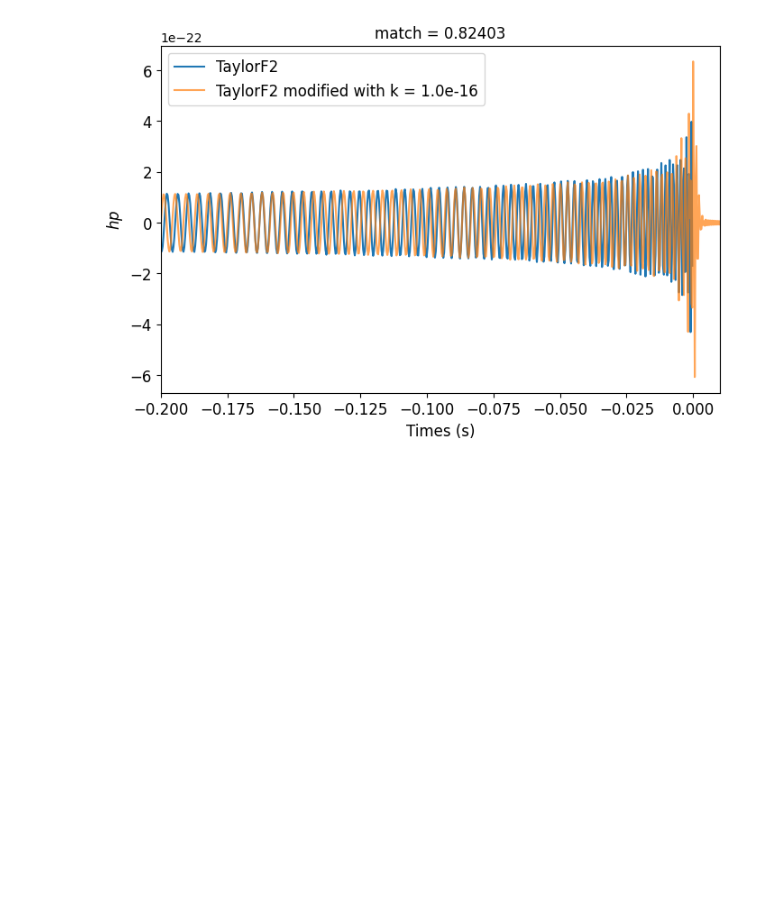
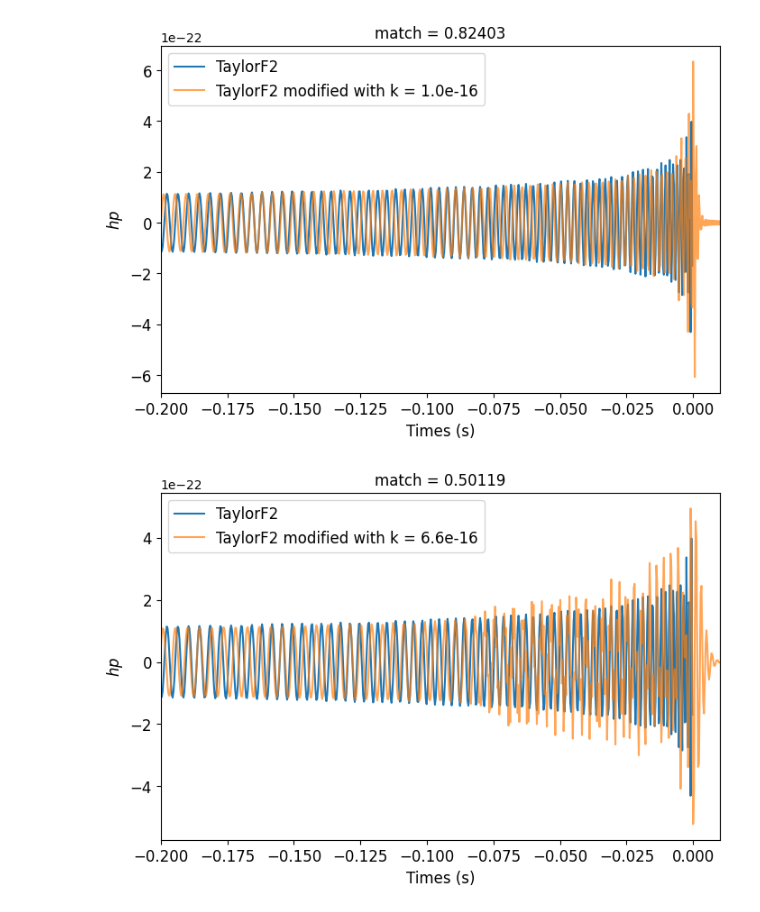
Before and after one commit to lalit-pathak/test_of_special_relativity, a Jupyter notebook: match_cal.ipynb, the cells around one changed output. Cells and saved outputs as stored; diff of their text form; code cells hidden in the pictures; blank space fills up the shorter version.

```diff
--- a/match_cal.ipynb
+++ b/match_cal.ipynb
@@ -181,3 +143,41 @@ plt.legend(fontsize=fontsize)
 plt.show()
 # %% [output]
 [figure]
+# %%
+params = {'mass1': m1, 'mass2': m2, 'spin1z': s1z, 'spin2z': s2z, 'distance': distance, \
+                      'f_lower': fLow, 'segLen': segLen, 'inclination': inclination}
+
+# k = 1e-7
+k = 6.6e-7
+
+hp, hc = waveform.get_fd_waveform(approximant='TaylorF2', delta_f = 1/params['segLen'], **params)
+
+hp_mod, hc_mod = waveform.get_fd_waveform(approximant='TaylorF2_full', k = k, \
+                                                          delta_f = 1/params['segLen'], **params)
+
+hp_td, hc_td = hp.to_timeseries(), hc.to_timeseries()
+hp_td_mod, hc_td_mod = hp_mod.to_timeseries(), hc_mod.to_timeseries()
+
+# for aligning the peaks
+hp_td_mod.start_time += LIGOTimeGPS(-hp_td_mod.sample_times.data[np.argmax(abs(hp_td_mod.data))])
+hc_td_mod.start_time += LIGOTimeGPS(-hc_td_mod.sample_times.data[np.argmax(abs(hc_td_mod.data))])
+
+# match calculation
+match_value = pycbc.filter.matchedfilter.match(hp_mod, hp, psd=psds[ifos[0]])[0] # calculated using psd from 'L1'
+
+plt.figure(figsize=(8,5))
+
+fontsize = 12
+
+plt.plot(hp_td.sample_times, hp_td, label='TaylorF2')
+plt.plot(hp_td_mod.sample_times, hp_td_mod, alpha=0.7, label='TaylorF2 modified with k = %.1e'%(k*1e-9))
+plt.tick_params(which='both', labelsize=fontsize)
+plt.xlim(-0.2, 0.01)
+plt.xlabel('Times (s)', fontsize=fontsize)
+plt.ylabel(r'$hp$', fontsize=fontsize)
+plt.title('match = %.5f'%match_value, fontsize=fontsize)
+plt.legend(fontsize=fontsize)
+# plt.savefig('waveform.jpeg', dpi=100, bbox_inches='tight', pad_inches=0.05)
+plt.show()
+# %% [output]
+[figure, added]
```
Also changed, not shown: parts of 3 cells of this notebook, 8 other files.
